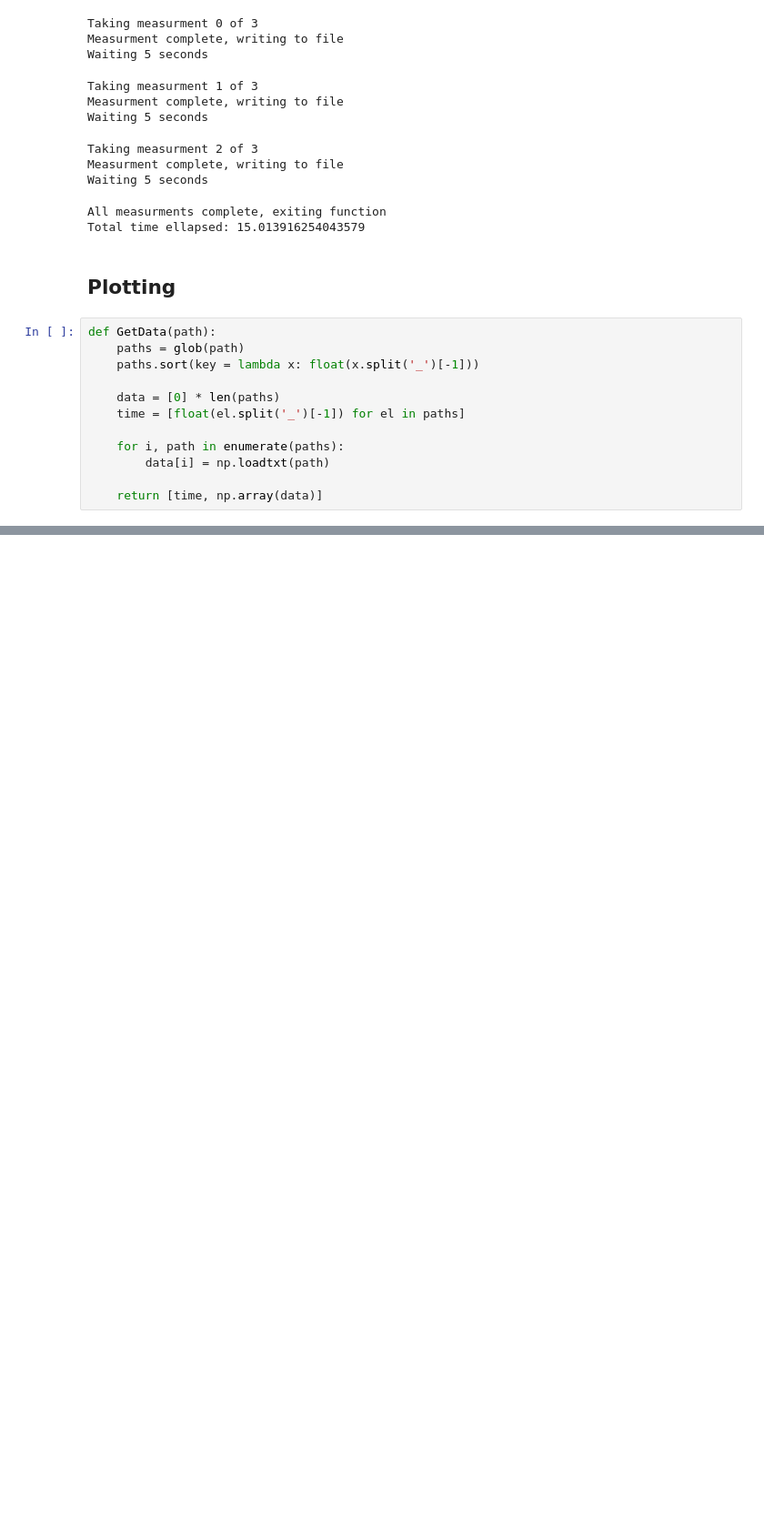
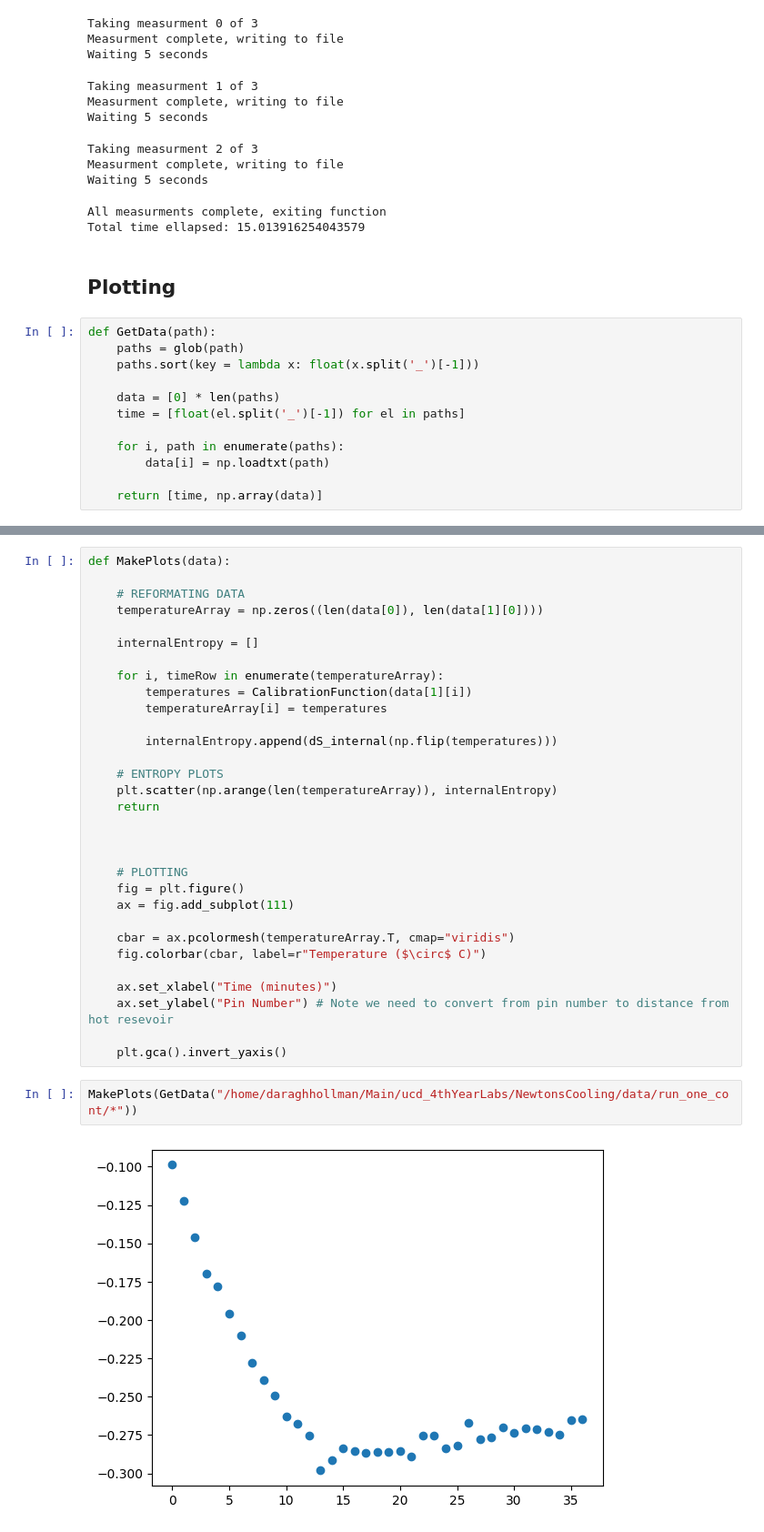
Before and after one commit to daraghhollman/UCD_4thYear_Labs, a Jupyter notebook: NewtonsCooling/python/NewtonsCooling.ipynb, the cells around one changed output, grey strips where cells are left out. Shown at 91% size. Cells and saved outputs as stored; diff of their text form; blank space fills up the shorter version.

Commit message:
Starting entropy plotting

```diff
--- a/NewtonsCooling/python/NewtonsCooling.ipynb
+++ b/NewtonsCooling/python/NewtonsCooling.ipynb
@@ -282,0 +279,35 @@ plt.gca().invert_yaxis()
+# %%
+def MakePlots(data):
+
+    # REFORMATING DATA
+    temperatureArray = np.zeros((len(data[0]), len(data[1][0])))
+
+    internalEntropy = []
+
+    for i, timeRow in enumerate(temperatureArray):
+        temperatures = CalibrationFunction(data[1][i])
+        temperatureArray[i] = temperatures
+
+        internalEntropy.append(dS_internal(np.flip(temperatures)))
+
+    # ENTROPY PLOTS
+    plt.scatter(np.arange(len(temperatureArray)), internalEntropy)
+    return
+
+
+
+    # PLOTTING
+    fig = plt.figure()
+    ax = fig.add_subplot(111)
+
+    cbar = ax.pcolormesh(temperatureArray.T, cmap="viridis")
+    fig.colorbar(cbar, label=r"Temperature ($\circ$ C)")
+
+    ax.set_xlabel("Time (minutes)")
+    ax.set_ylabel("Pin Number") # Note we need to convert from pin number to distance from hot resevoir
+
+    plt.gca().invert_yaxis()
+# %%
+MakePlots(GetData("/home/daraghhollman/Main/ucd_4thYearLabs/NewtonsCooling/data/run_one_cont/*"))
+# %% [output]
+[figure, added]
```
Also changed, not shown: parts of 3 cells of this notebook.
